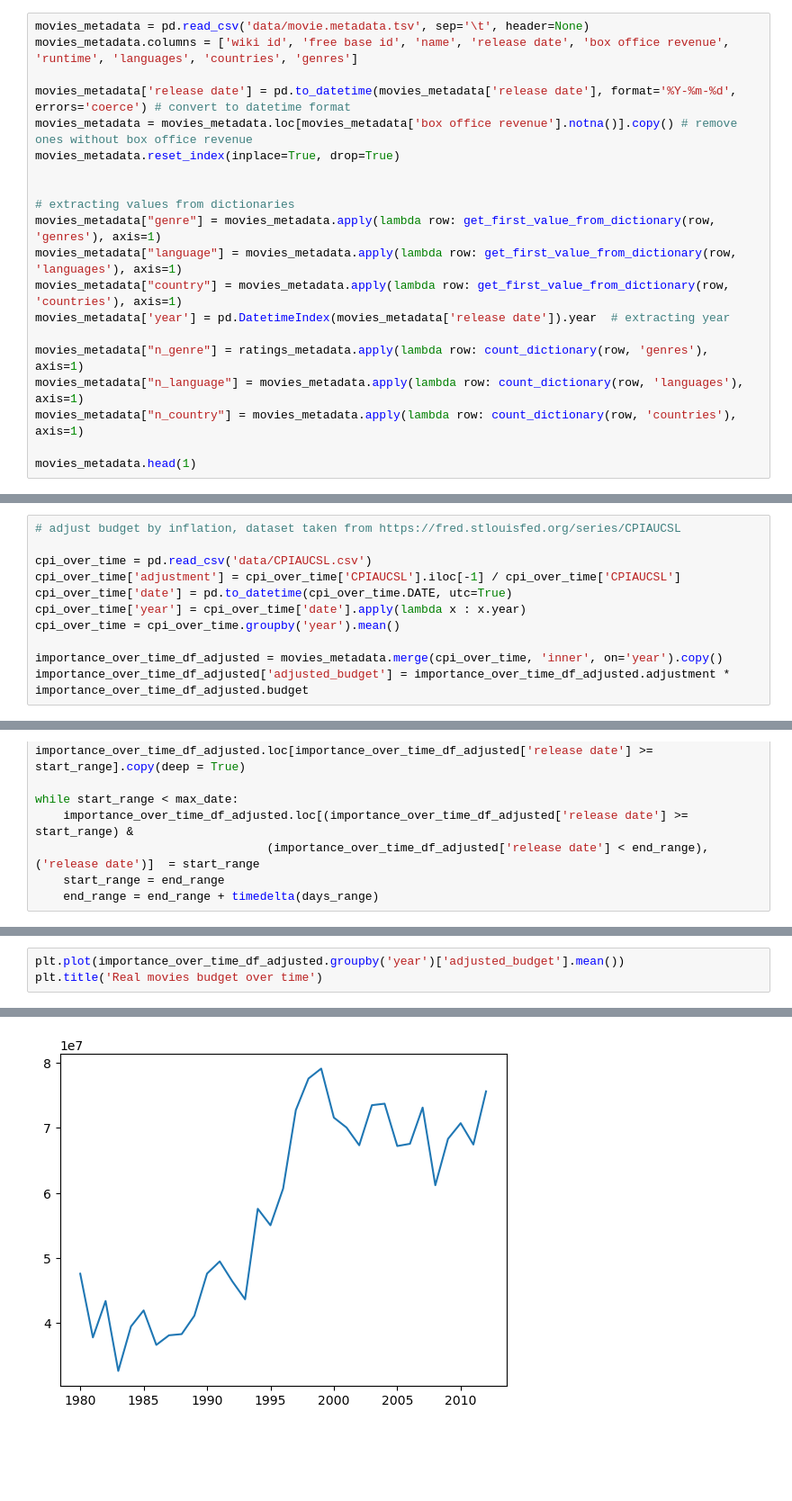
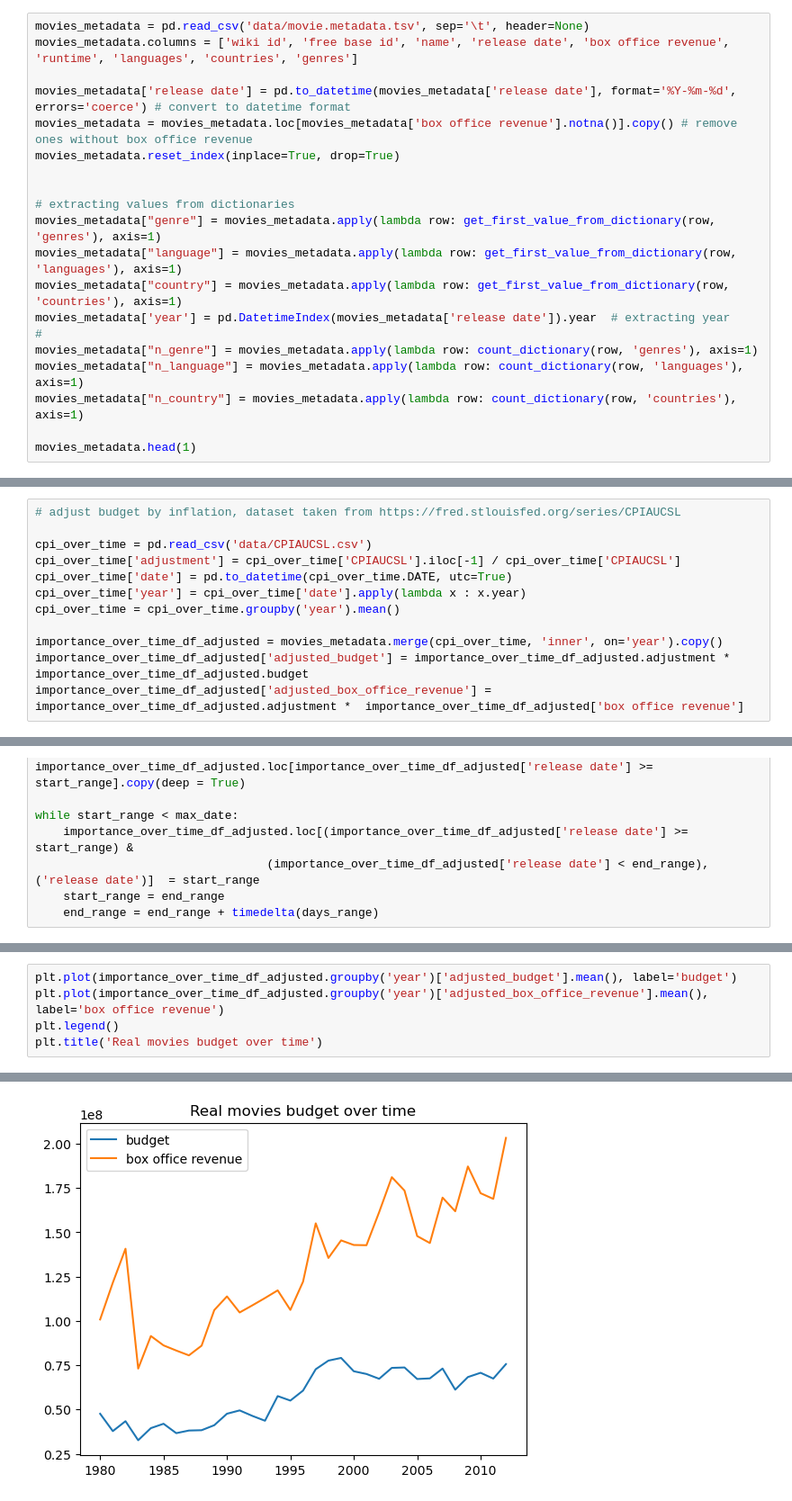
Before and after one commit to epfl-ada/ada-2023-project-msosm, a Jupyter notebook: main.ipynb, the cells around one changed output, grey strips where cells are left out. Shown at 90% size. Drawn from its saved outputs; the diff is of its cells as text; blank space fills up the shorter version.

```diff
--- a/main.ipynb
+++ b/main.ipynb
@@ -563,8 +563,8 @@ movies_metadata["genre"] = movies_metadata.apply(lambda row: get_first_value_fro
 movies_metadata["language"] = movies_metadata.apply(lambda row: get_first_value_from_dictionary(row, 'languages'), axis=1)
 movies_metadata["country"] = movies_metadata.apply(lambda row: get_first_value_from_dictionary(row, 'countries'), axis=1)
 movies_metadata['year'] = pd.DatetimeIndex(movies_metadata['release date']).year  # extracting year
-
-movies_metadata["n_genre"] = ratings_metadata.apply(lambda row: count_dictionary(row, 'genres'), axis=1)
+#
+movies_metadata["n_genre"] = movies_metadata.apply(lambda row: count_dictionary(row, 'genres'), axis=1)
 movies_metadata["n_language"] = movies_metadata.apply(lambda row: count_dictionary(row, 'languages'), axis=1)
 movies_metadata["n_country"] = movies_metadata.apply(lambda row: count_dictionary(row, 'countries'), axis=1)
 
@@ -599,6 +599,7 @@ cpi_over_time = cpi_over_time.groupby('year').mean()
 
 importance_over_time_df_adjusted = movies_metadata.merge(cpi_over_time, 'inner', on='year').copy()
 importance_over_time_df_adjusted['adjusted_budget'] = importance_over_time_df_adjusted.adjustment *  importance_over_time_df_adjusted.budget
+importance_over_time_df_adjusted['adjusted_box_office_revenue'] = importance_over_time_df_adjusted.adjustment *  importance_over_time_df_adjusted['box office revenue']
 # %%
 importance_over_time_df_adjusted = importance_over_time_df_adjusted.merge(movie_stats, 'inner', left_on='free base id', right_on='Freebase Movie ID')
 importance_over_time_df_adjusted.head(1)
@@ -636,4 +666,6 @@ Index(['wiki id', 'free base id', 'name', 'release date', 'box office revenue',
 # %%
-plt.plot(importance_over_time_df_adjusted.groupby('year')['adjusted_budget'].mean())
+plt.plot(importance_over_time_df_adjusted.groupby('year')['adjusted_budget'].mean(), label='budget')
+plt.plot(importance_over_time_df_adjusted.groupby('year')['adjusted_box_office_revenue'].mean(), label='box office revenue')
+plt.legend()
 plt.title('Real movies budget over time')
 # %% [output]
@@ -641 +673 @@ plt.title('Real movies budget over time')
-[figure, old version]
+[figure, new version]
```
Also changed, not shown: parts of 10 cells of this notebook.
